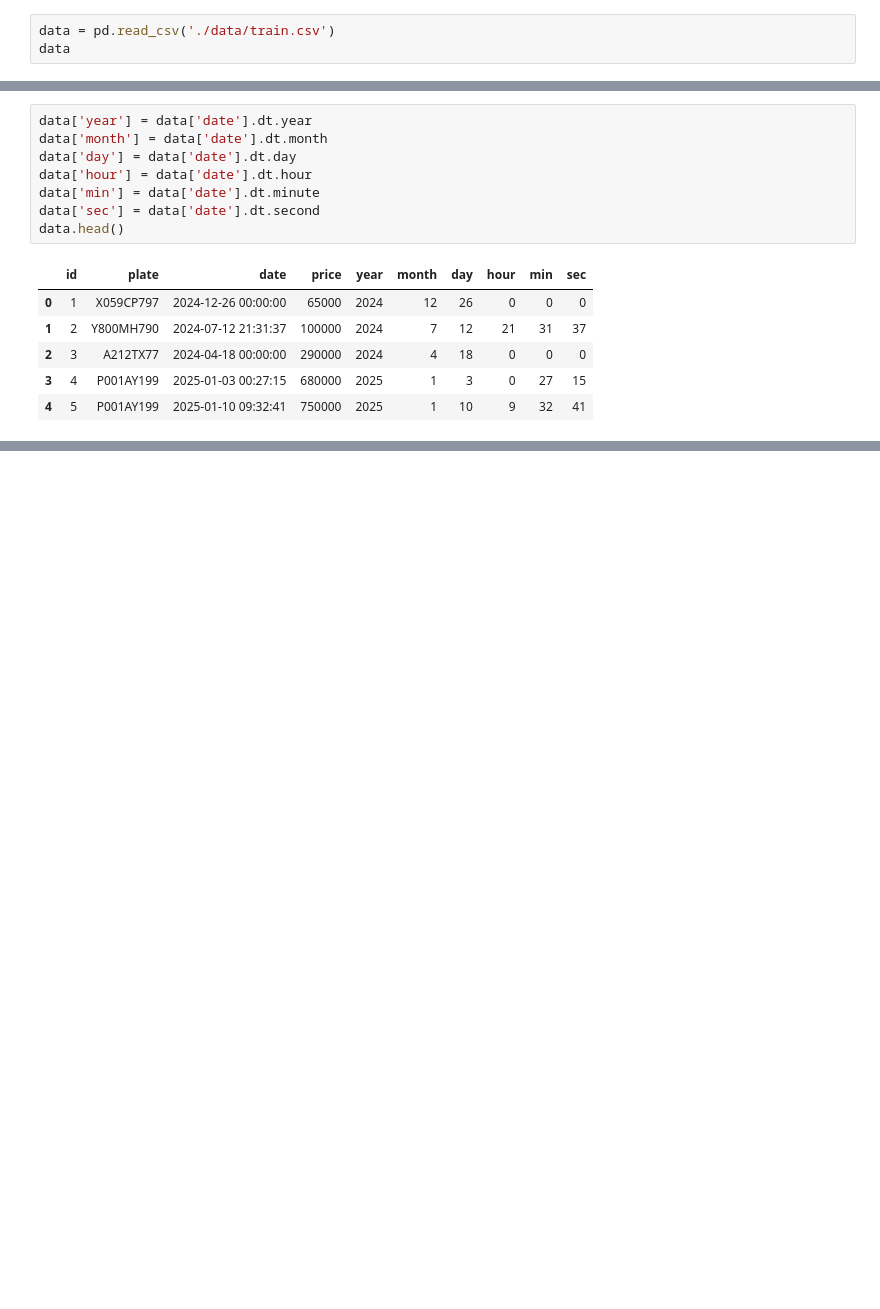
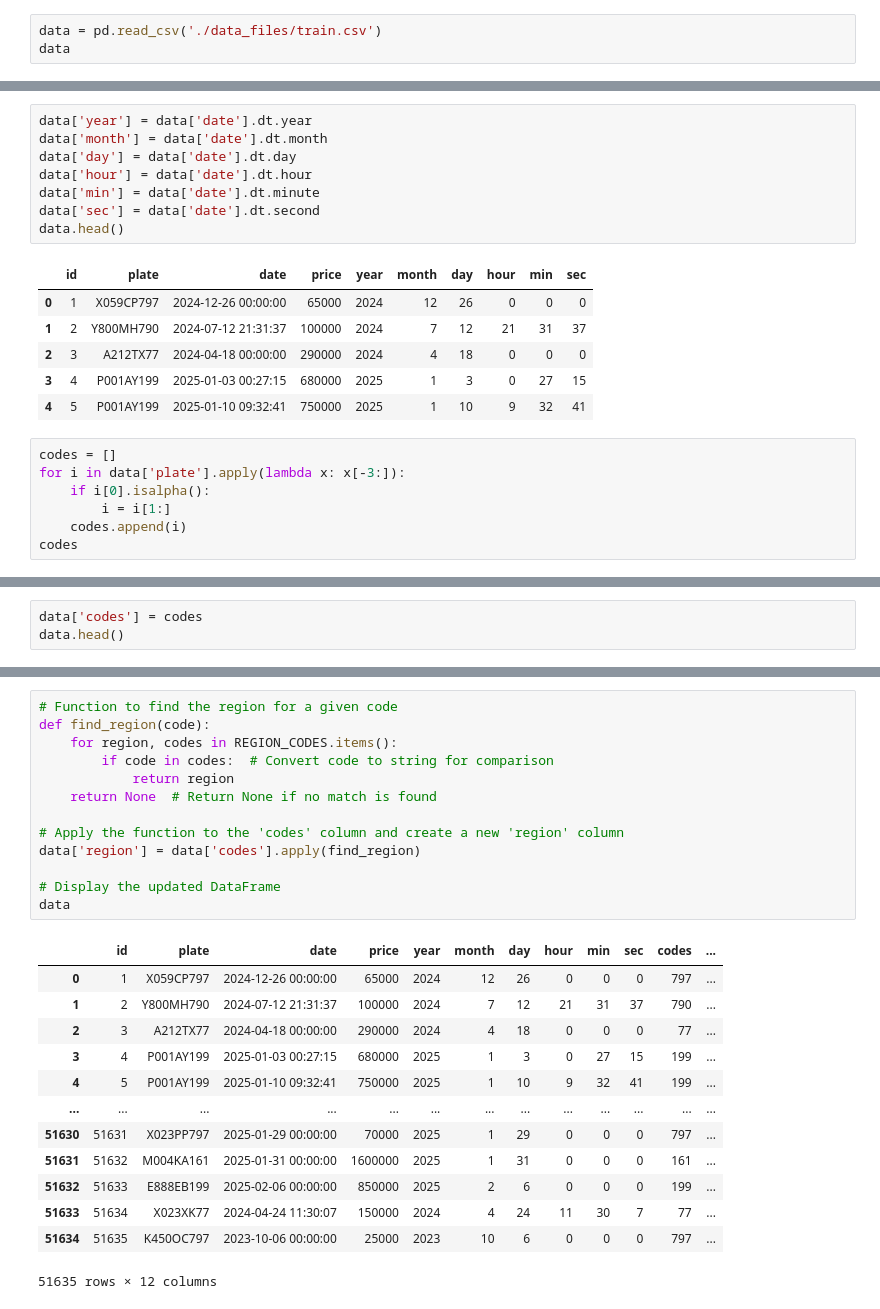
Before and after one commit to saimadhu27/car_plates_price_prediction, a Jupyter notebook: notebook.ipynb, the cells around one changed output, grey strips where cells are left out. Saved outputs shown, nothing was run; the diff lists cells and outputs as text; blank space fills up the shorter version.

```diff
--- a/notebook.ipynb
+++ b/notebook.ipynb
@@ -10,7 +10,7 @@ import numpy as np
 import seaborn as sns
 import matplotlib.pyplot as plt
 # %%
-data = pd.read_csv('./data/train.csv')
+data = pd.read_csv('./data_files/train.csv')
 data
 # %% [output]
 |  | id | plate | date | price |
@@ -185,3 +185,10 @@ data.head()
 | 2 | 3 | A212TX77 | 2024-04-18 00:00:00 | 290000 | 2024 | 4 | 18 | 0 | 0 | 0 |
 | 3 | 4 | P001AY199 | 2025-01-03 00:27:15 | 680000 | 2025 | 1 | 3 | 0 | 27 | 15 |
 | 4 | 5 | P001AY199 | 2025-01-10 09:32:41 | 750000 | 2025 | 1 | 10 | 9 | 32 | 41 |
+# %%
+codes = []
+for i in data['plate'].apply(lambda x: x[-3:]):
+    if i[0].isalpha():
+        i = i[1:]
+    codes.append(i)
+codes
@@ -187,0 +218,3 @@ data.head()
+# %%
+data['codes'] = codes
+data.head()
@@ -187,0 +228,27 @@ data.head()
+# %%
+# Function to find the region for a given code
+def find_region(code):
+    for region, codes in REGION_CODES.items():
+        if code in codes:  # Convert code to string for comparison
+            return region
+    return None  # Return None if no match is found
+
+# Apply the function to the 'codes' column and create a new 'region' column
+data['region'] = data['codes'].apply(find_region)
+
+# Display the updated DataFrame
+data
+# %% [output]
+|  | id | plate | date | price | year | month | day | hour | min | sec | codes | ... |
+| 0 | 1 | X059CP797 | 2024-12-26 00:00:00 | 65000 | 2024 | 12 | 26 | 0 | 0 | 0 | 797 | ... |
+| 1 | 2 | Y800MH790 | 2024-07-12 21:31:37 | 100000 | 2024 | 7 | 12 | 21 | 31 | 37 | 790 | ... |
+| 2 | 3 | A212TX77 | 2024-04-18 00:00:00 | 290000 | 2024 | 4 | 18 | 0 | 0 | 0 | 77 | ... |
+| 3 | 4 | P001AY199 | 2025-01-03 00:27:15 | 680000 | 2025 | 1 | 3 | 0 | 27 | 15 | 199 | ... |
+| 4 | 5 | P001AY199 | 2025-01-10 09:32:41 | 750000 | 2025 | 1 | 10 | 9 | 32 | 41 | 199 | ... |
+| ... | ... | ... | ... | ... | ... | ... | ... | ... | ... | ... | ... | ... |
+| 51630 | 51631 | X023PP797 | 2025-01-29 00:00:00 | 70000 | 2025 | 1 | 29 | 0 | 0 | 0 | 797 | ... |
+| 51631 | 51632 | M004KA161 | 2025-01-31 00:00:00 | 1600000 | 2025 | 1 | 31 | 0 | 0 | 0 | 161 | ... |
+| 51632 | 51633 | E888EB199 | 2025-02-06 00:00:00 | 850000 | 2025 | 2 | 6 | 0 | 0 | 0 | 199 | ... |
+| 51633 | 51634 | X023XK77 | 2024-04-24 11:30:07 | 150000 | 2024 | 4 | 24 | 11 | 30 | 7 | 77 | ... |
+| 51634 | 51635 | K450OC797 | 2023-10-06 00:00:00 | 25000 | 2023 | 10 | 6 | 0 | 0 | 0 | 797 | ... |
+51635 rows × 12 columns
```
Also changed, not shown: parts of 4 cells of this notebook.
